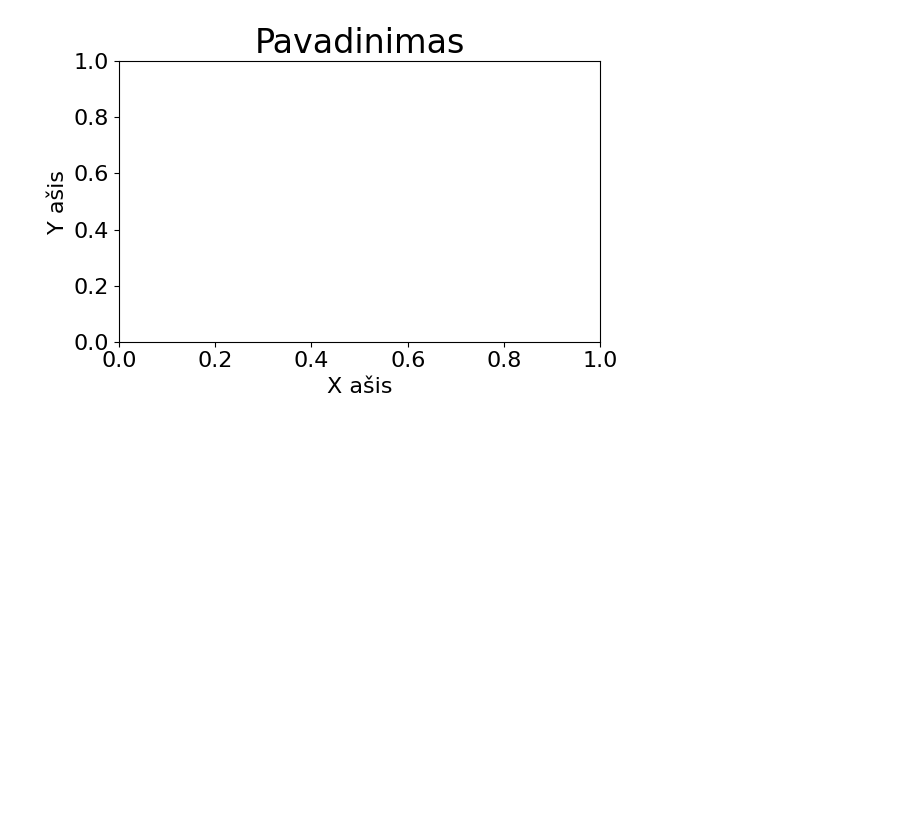
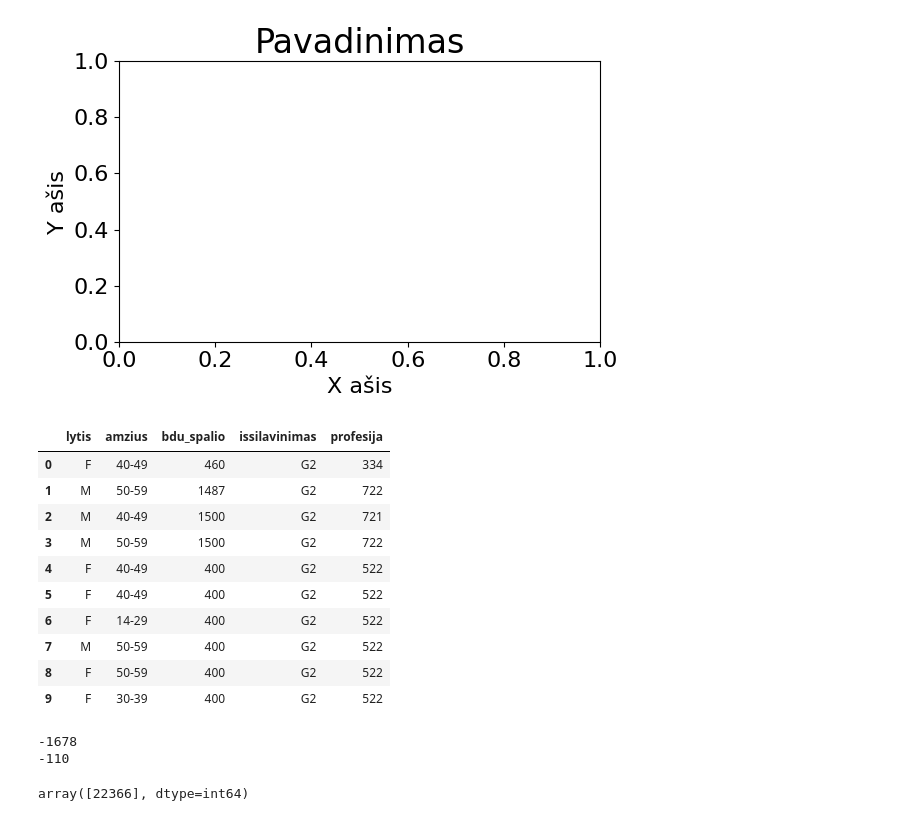
Before and after one commit to EmveeLT/JupyterNotebooks, a Jupyter notebook: Pandas2.ipynb, the cells around one changed output. Saved outputs shown, nothing was run; the diff lists cells and outputs as text; code cells hidden in the pictures; blank space fills up the shorter version.

```diff
--- a/Pandas2.ipynb
+++ b/Pandas2.ipynb
@@ -545,3 +545,51 @@ plt.show()
 # :imp -importavimui
 # :sfig - vienam grafikui
 # :fig - 1nm grafikui su daugiau kodo
+# %%
+#Nuskaitykite DUS2014csv ir DUS2018.csv į pandas lenteles
+
+# .query(), .value_counts():
+# Kiek dalyvavo vyrų, moterų apklausoje kiekvienais metais. Suraskite pokytį,
+# rezultatus išspausdinkite
+dus14 = pd.read_csv("DUS2014.csv")
+dus18 = pd.read_csv("DUS2018.csv")
+
+
+d14s = dus14[["lytis" , "amzius" , "bdu_spalio" , "issilavinimas", "profesija"]]
+d14s.head(2)
+d18s = dus18[["lytis" , "amzius" , "bdu_spalio" , "issilavinimas", "profesija"]]
+d18s.head(10)
+# %% [output]
+|  | lytis | amzius | bdu_spalio | issilavinimas | profesija |
+| 0 | F | 40-49 | 460 | G2 | 334 |
+| 1 | M | 50-59 | 1487 | G2 | 722 |
+| 2 | M | 40-49 | 1500 | G2 | 721 |
+| 3 | M | 50-59 | 1500 | G2 | 722 |
+| 4 | F | 40-49 | 400 | G2 | 522 |
+| 5 | F | 40-49 | 400 | G2 | 522 |
+| 6 | F | 14-29 | 400 | G2 | 522 |
+| 7 | M | 50-59 | 400 | G2 | 522 |
+| 8 | F | 50-59 | 400 | G2 | 522 |
+| 9 | F | 30-39 | 400 | G2 | 522 |
+# %%
+moterys_2014 = d14s[d14s["lytis"]=="F"]
+vyrai_2014 = d14s[d14s["lytis"]=="M"]
+moteru_sk_2014 = moterys_2014['lytis'].value_counts().values[0]
+vyru_sk_2014 = vyrai_2014['lytis'].value_counts().values[0]
+
+moterys_2018 = d18s[d18s["lytis"]=="F"]
+vyrai_2018 = d18s[d18s["lytis"]=="M"]
+moteru_sk_2018 = moterys_2018['lytis'].value_counts().values[0]
+vyru_sk_2018 = vyrai_2018['lytis'].value_counts().values[0]
+
+moteru_sk_pokytis = moteru_sk_2018-moteru_sk_2014
+vyru_sk_pokytis = vyru_sk_2018-vyru_sk_2014
+
+print(moteru_sk_pokytis ,vyru_sk_pokytis ,sep= "\n" )
+# %% [output]
+-1678
+-110
+# %%
+moterys_2014["lytis"].value_counts().values
+# %% [output]
+array([22366], dtype=int64)
```
Also changed, not shown: parts of 13 cells of this notebook, 2 other files.
